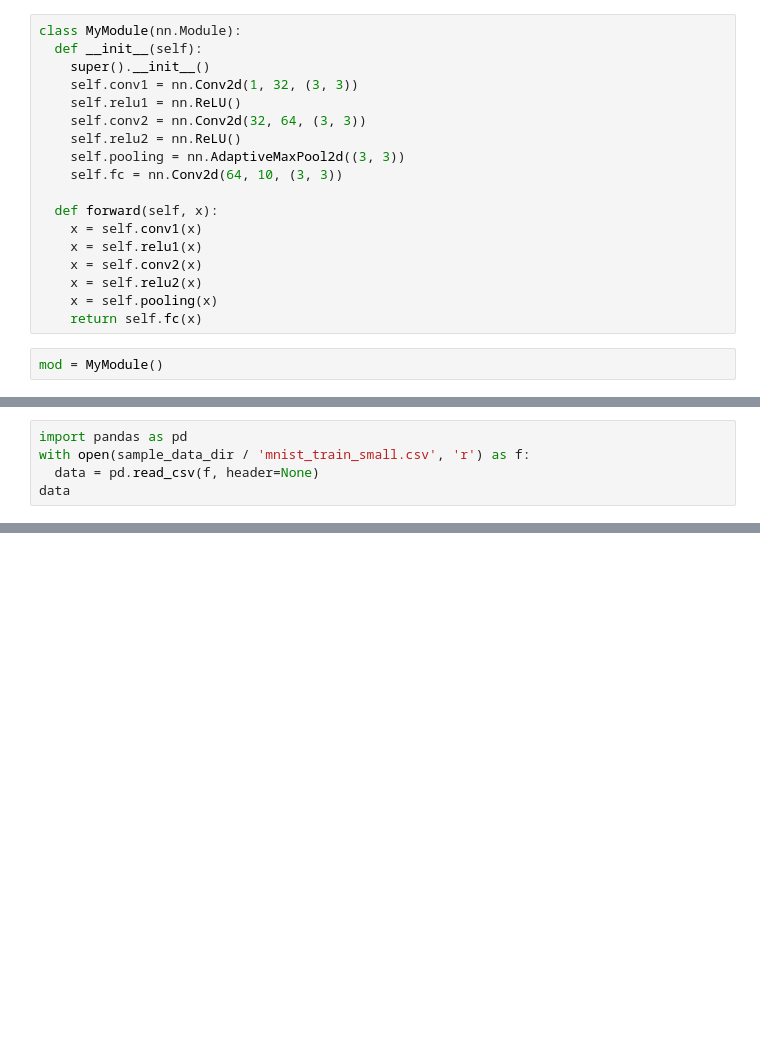
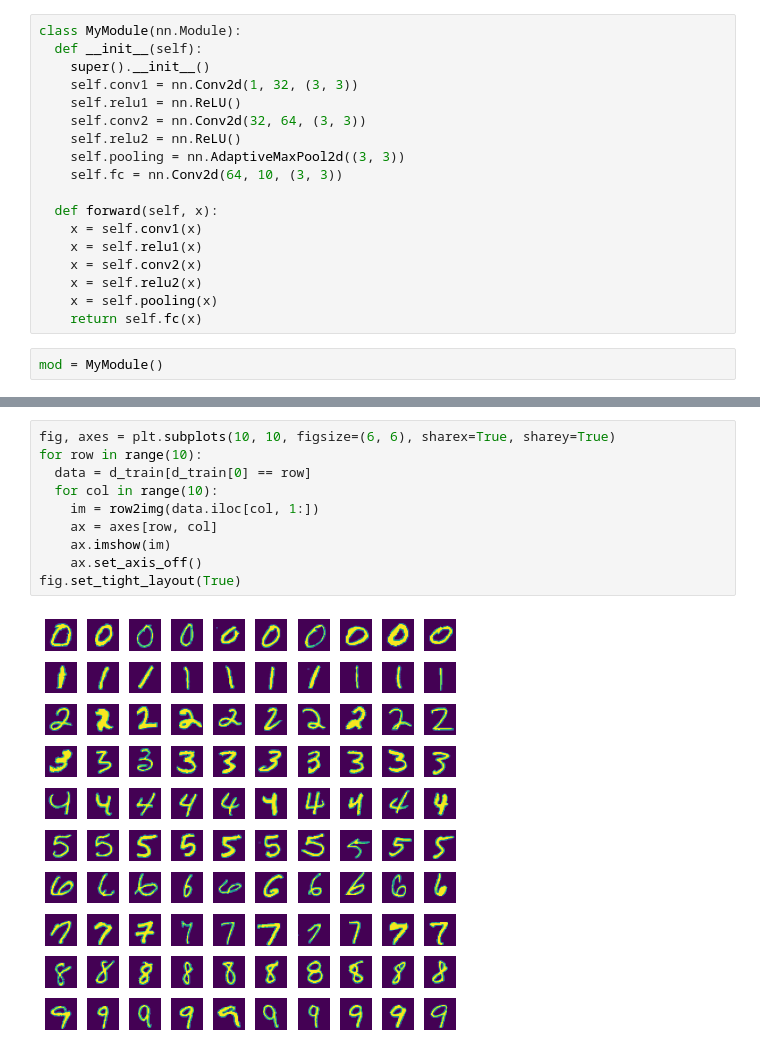
Before and after one commit to hhiraba/exercises, a Jupyter notebook: notebooks/test.ipynb, the cells around one changed output, grey strips where cells are left out. Drawn from its saved outputs; the diff is of its cells as text; blank space fills up the shorter version.

```diff
--- a/notebooks/test.ipynb
+++ b/notebooks/test.ipynb
@@ -30,5 +31,0 @@ sample_data_dir = Path('./sample_data/')
-# %%
-import pandas as pd
-with open(sample_data_dir / 'mnist_train_small.csv', 'r') as f:
-  data = pd.read_csv(f, header=None)
-data
@@ -61,0 +56,12 @@ data.describe()
+# %%
+fig, axes = plt.subplots(10, 10, figsize=(6, 6), sharex=True, sharey=True)
+for row in range(10):
+  data = d_train[d_train[0] == row]
+  for col in range(10):
+    im = row2img(data.iloc[col, 1:])
+    ax = axes[row, col]
+    ax.imshow(im)
+    ax.set_axis_off()
+fig.set_tight_layout(True)
+# %% [output]
+[figure, added]
```
Also changed, not shown: parts of 7 cells of this notebook.
